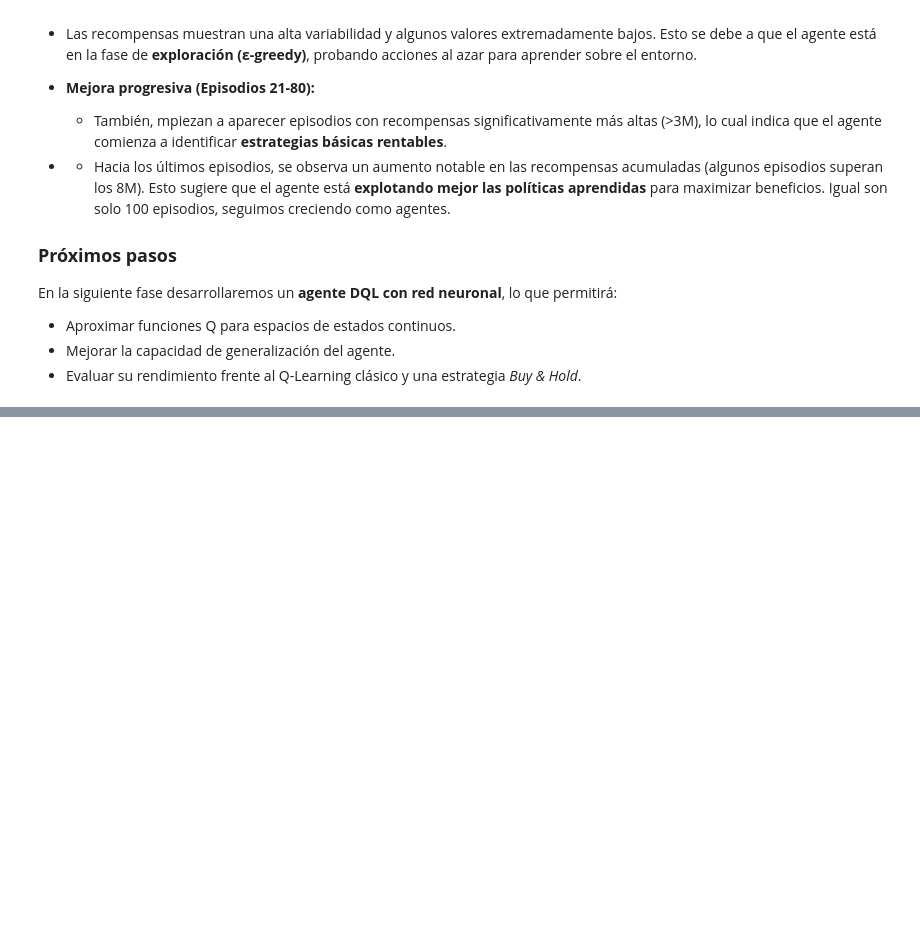
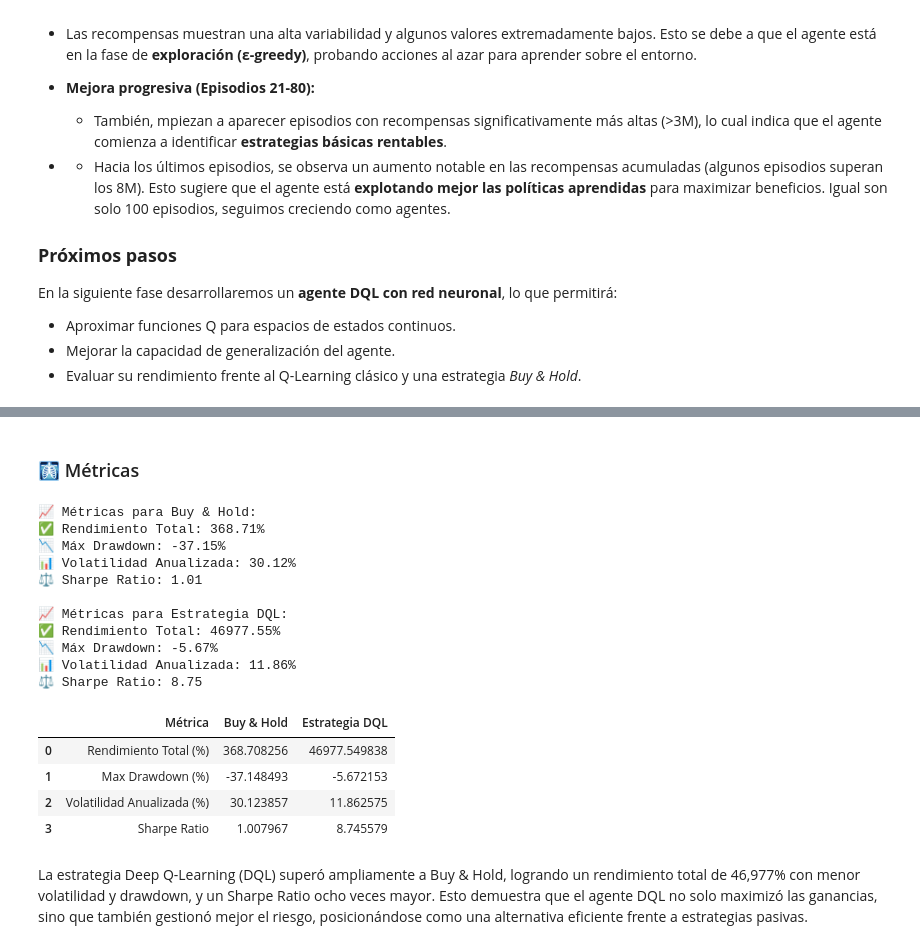
Before and after one commit to Parcex10/005_RL-DQL_Trading, a Jupyter notebook: report.ipynb, the cells around one changed output, grey strips where cells are left out. Cells and saved outputs as stored; diff of their text form; code cells hidden in the pictures; blank space fills up the shorter version.

```diff
--- a/report.ipynb
+++ b/report.ipynb
@@ -262,0 +413,68 @@ TypeError: can't assign a Series to a torch.FloatTensor
+# %% [markdown]
+### 🩻 Métricas
+# %%
+# 📊 Función para calcular métricas de rendimiento
+def calculate_metrics(capital_history, label="Estrategia"):
+    # Asegurarnos de que capital_history sea 1D
+    capital_history = np.array(capital_history).flatten()
+
+    # Rendimiento total (%)
+    total_return = ((capital_history[-1] - capital_history[0]) / capital_history[0]) * 100
+
+    # Drawdown máximo
+    rolling_max = np.maximum.accumulate(capital_history)
+    drawdown = (capital_history - rolling_max) / rolling_max
+    max_drawdown = drawdown.min() * 100  # en porcentaje
+
+    # Volatilidad anualizada
+    daily_returns = pd.Series(capital_history).pct_change().dropna()
+    volatility = daily_returns.std() * np.sqrt(252) * 100  # % anualizado
+
+    # Sharpe Ratio (asume tasa libre de riesgo = 0)
+    sharpe_ratio = (daily_returns.mean() / daily_returns.std()) * np.sqrt(252)
+
+    print(f"📈 Métricas para {label}:")
+    print(f"✅ Rendimiento Total: {total_return:.2f}%")
+    print(f"📉 Máx Drawdown: {max_drawdown:.2f}%")
+    print(f"📊 Volatilidad Anualizada: {volatility:.2f}%")
+    print(f"⚖️ Sharpe Ratio: {sharpe_ratio:.2f}\n")
+
+    return {
+        "Rendimiento Total (%)": total_return,
+        "Max Drawdown (%)": max_drawdown,
+        "Volatilidad Anualizada (%)": volatility,
+        "Sharpe Ratio": sharpe_ratio
+    }
+
+# 📈 Calcular métricas para ambas estrategias
+metrics_buy_hold = calculate_metrics(capital_buy_hold, label="Buy & Hold")
+metrics_dql = calculate_metrics(capital_dql, label="Estrategia DQL")
+
+# 📋 Crear DataFrame para incluir en el reporte
+metrics_df = pd.DataFrame({
+    "Métrica": list(metrics_buy_hold.keys()),
+    "Buy & Hold": list(metrics_buy_hold.values()),
+    "Estrategia DQL": list(metrics_dql.values())
+})
+
+# 👀 Mostrar tabla
+metrics_df
+# %% [output]
+📈 Métricas para Buy & Hold:
+✅ Rendimiento Total: 368.71%
+📉 Máx Drawdown: -37.15%
+📊 Volatilidad Anualizada: 30.12%
+⚖️ Sharpe Ratio: 1.01
+
+📈 Métricas para Estrategia DQL:
+✅ Rendimiento Total: 46977.55%
+📉 Máx Drawdown: -5.67%
+📊 Volatilidad Anualizada: 11.86%
+⚖️ Sharpe Ratio: 8.75
+|  | Métrica | Buy & Hold | Estrategia DQL |
+| 0 | Rendimiento Total (%) | 368.708256 | 46977.549838 |
+| 1 | Max Drawdown (%) | -37.148493 | -5.672153 |
+| 2 | Volatilidad Anualizada (%) | 30.123857 | 11.862575 |
+| 3 | Sharpe Ratio | 1.007967 | 8.745579 |
+# %% [markdown]
+La estrategia Deep Q-Learning (DQL) superó ampliamente a Buy & Hold, logrando un rendimiento total de 46,977% con menor volatilidad y drawdown, y un Sharpe Ratio ocho veces mayor. Esto demuestra que el agente DQL no solo maximizó las ganancias, sino que también gestionó mejor el riesgo, posicionándose como una alternativa eficiente frente a estrategias pasivas.
```
Also changed, not shown: parts of 18 cells of this notebook, 53 other files.
